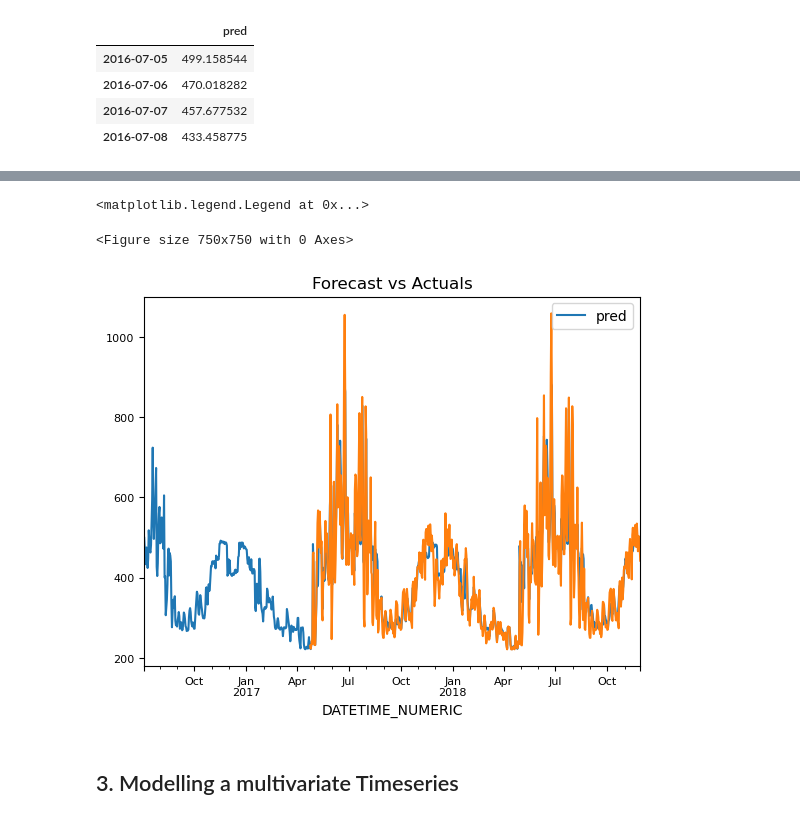
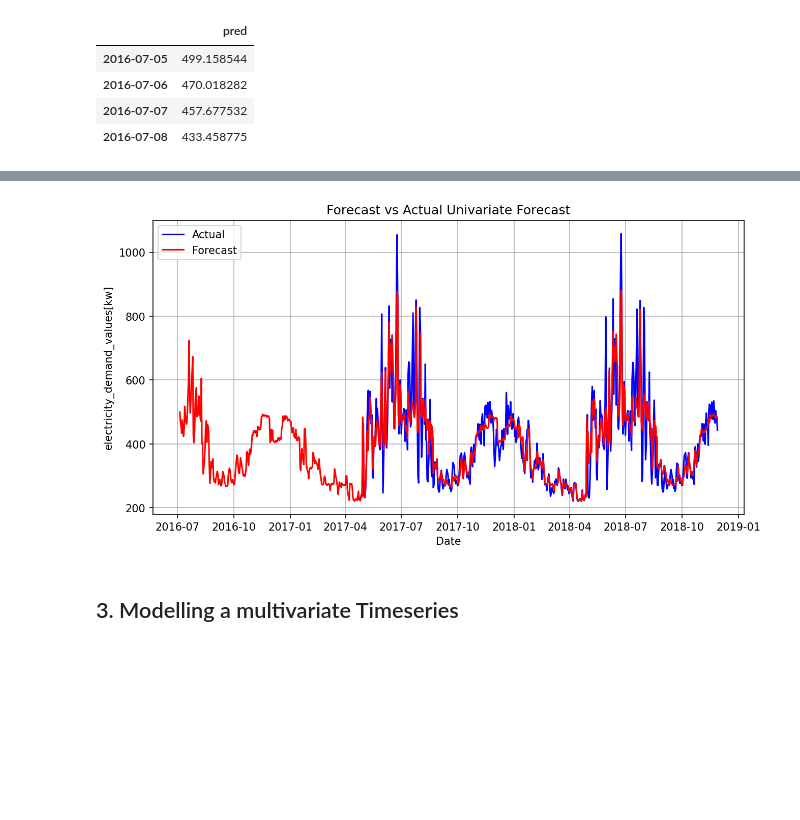
Before and after one commit to i-terzic/predicting-energy-consumption-based-on-weather-data, a Jupyter notebook: Final.ipynb, the cells around one changed output, grey strips where cells are left out. Drawn from its saved outputs; the diff is of its cells as text; code cells hidden in the pictures; blank space fills up the shorter version.

```diff
--- a/Final.ipynb
+++ b/Final.ipynb
@@ -610,10 +610,16 @@ print(f"MAPE: {mape}")
 # %% [output]
 MAPE: 0.2784457770159611
 # %%
-# plotting forecast vs actuals
-fig = plt.figure(dpi=150, figsize=(5,5))
-pd.DataFrame({"electricity_demand_values[kw]": y_pred_mapped}).plot(label="Forecasted")
-df_elec_test["electricity_demand_values[kw]"].plot(label="Actual", fontsize=8)
-plt.title("Forecast vs Actuals", fontsize=12)
-fig.legend(loc='upper left', fontsize=8)
+def plot_forecast_vs_actual(actual:pd.Series, forecast: pd.Series, title, ylabel="electricity_demand_values[kw]", figsize=(10,5),) -> None:
+    fig = plt.figure(dpi=150, figsize=figsize)
+    plt.plot(actual.index, actual, label='Actual',  color='b')
+    plt.plot(forecast.index, forecast, label='Forecast', color='r')
+    plt.xlabel('Date')
+    plt.ylabel(ylabel)
+    plt.title(f'Forecast vs Actual {title}')
+    plt.legend(loc="upper left")
+    plt.grid(True)
+    plt.show()
+
+plot_forecast_vs_actual(df_elec_test["electricity_demand_values[kw]"],y_pred_mapped, title="Plain RF-Regressor")
 # %% [output]
@@ -649,7 +652,7 @@ single_series_mae, predictions_ss = backtesting_forecaster(
                                        metric             = 'mean_absolute_percentage_error',
                                        initial_train_size = len(df_elec_train),
                                        refit              = False,
-                                       fixed_train_size   = False,
+                                       fixed_train_size   = True,
                                        verbose            = False,
                                        show_progress      = True )
 # %%
@@ -668,10 +671,5 @@ Backtest predictions
 | 2016-07-07 | 457.677532 |
 | 2016-07-08 | 433.458775 |
 # %%
-# plotting forecast vs actuals
-fig = plt.figure(dpi=150, figsize=(5,5))
-predictions_ss.plot(label="Forecasted")
-df_elec_test["electricity_demand_values[kw]"].plot(label="Actual", fontsize=8)
-plt.title("Forecast vs Actuals", fontsize=12)
-fig.legend(loc='upper left', fontsize=8)
+plot_forecast_vs_actual(df_elec_test["electricity_demand_values[kw]"], predictions_ss, title="Univariate Forecast")
 # %% [output]
@@ -679,6 +676,4 @@ matplotlib.legend WARNING No artists with labels found to put in legend.  Note t
-<matplotlib.legend.Legend at 0x...>
-<Figure size 750x750 with 0 Axes>
-[figure, old version]
+[figure, new version]
 # %% [markdown]
 ## 3. Modelling a multivariate Timeseries
 # %%
```
Also changed, not shown: parts of 5 cells of this notebook, 1 other file.
